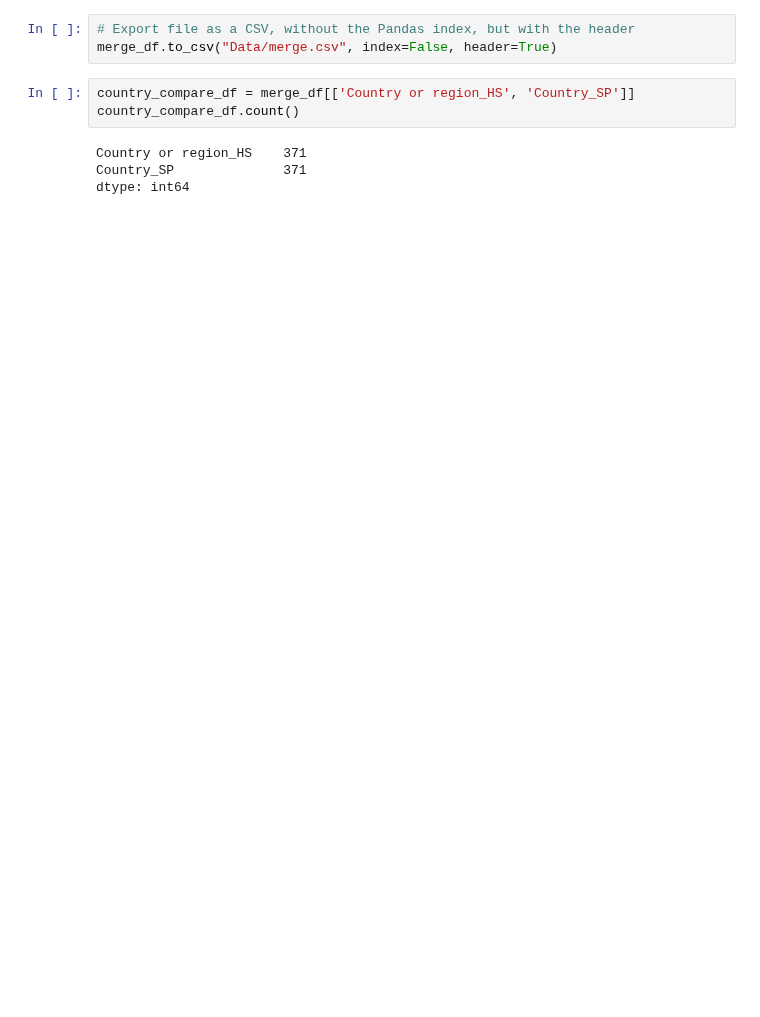
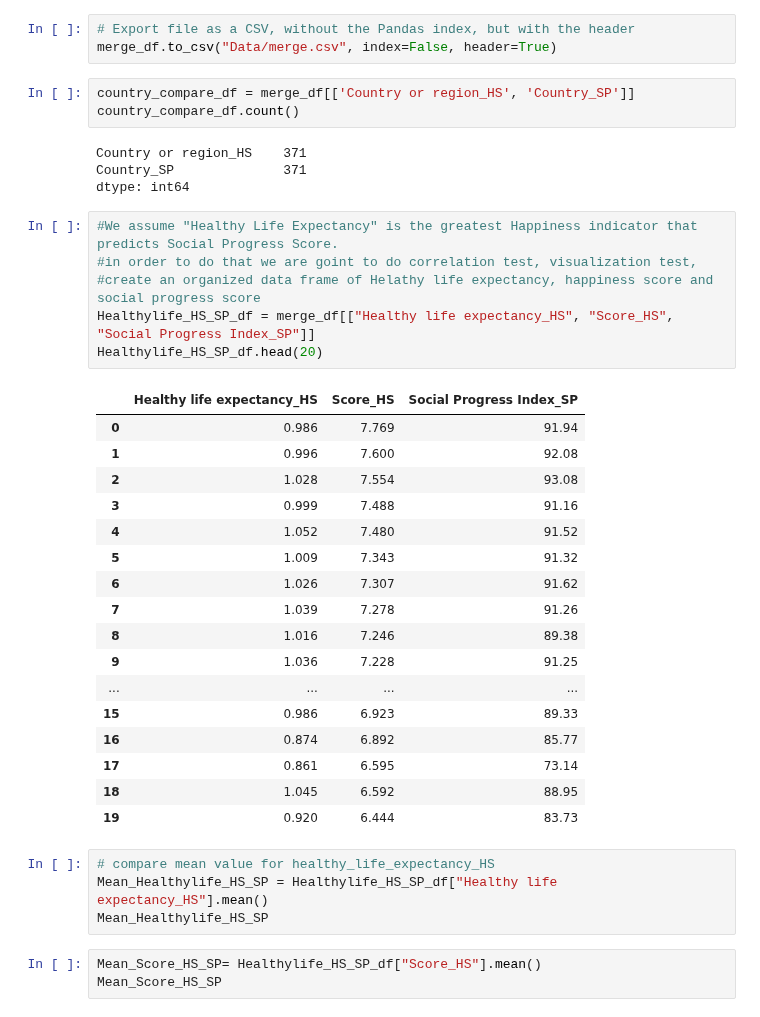
Before and after one commit to chrispope12391/Project-1-, a Jupyter notebook: Project 1, Team 5 - Data Cleaning Notebook.ipynb, the cells around one changed output. Cells and saved outputs as stored; diff of their text form; blank space fills up the shorter version.

Commit message:
I added analysis of healthy life expectancy vs Social progress

```diff
--- a/Project 1, Team 5 - Data Cleaning Notebook.ipynb
+++ b/Project 1, Team 5 - Data Cleaning Notebook.ipynb
@@ -127,3 +127,34 @@ country_compare_df.count()
 Country or region_HS    371
 Country_SP              371
 dtype: int64
+# %%
+#We assume "Healthy Life Expectancy" is the greatest Happiness indicator that predicts Social Progress Score.
+#in order to do that we are goint to do correlation test, visualization test,
+#create an organized data frame of Helathy life expectancy, happiness score and social progress score
+Healthylife_HS_SP_df = merge_df[["Healthy life expectancy_HS", "Score_HS", "Social Progress Index_SP"]]
+Healthylife_HS_SP_df.head(20)
+# %% [output]
+|  | Healthy life expectancy_HS | Score_HS | Social Progress Index_SP |
+| 0 | 0.986 | 7.769 | 91.94 |
+| 1 | 0.996 | 7.600 | 92.08 |
+| 2 | 1.028 | 7.554 | 93.08 |
+| 3 | 0.999 | 7.488 | 91.16 |
+| 4 | 1.052 | 7.480 | 91.52 |
+| 5 | 1.009 | 7.343 | 91.32 |
+| 6 | 1.026 | 7.307 | 91.62 |
+| 7 | 1.039 | 7.278 | 91.26 |
+| 8 | 1.016 | 7.246 | 89.38 |
+| 9 | 1.036 | 7.228 | 91.25 |
+| ... | ... | ... | ... |
+| 15 | 0.986 | 6.923 | 89.33 |
+| 16 | 0.874 | 6.892 | 85.77 |
+| 17 | 0.861 | 6.595 | 73.14 |
+| 18 | 1.045 | 6.592 | 88.95 |
+| 19 | 0.920 | 6.444 | 83.73 |
+# %%
+# compare mean value for healthy_life_expectancy_HS
+Mean_Healthylife_HS_SP = Healthylife_HS_SP_df["Healthy life expectancy_HS"].mean()
+Mean_Healthylife_HS_SP
+# %%
+Mean_Score_HS_SP= Healthylife_HS_SP_df["Score_HS"].mean()
+Mean_Score_HS_SP
```
Also changed, not shown: parts of 4 cells of this notebook, 2 other files.
